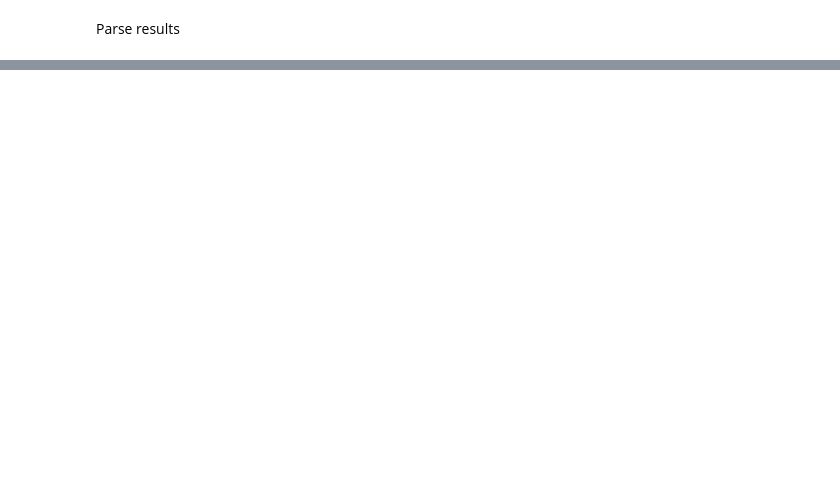
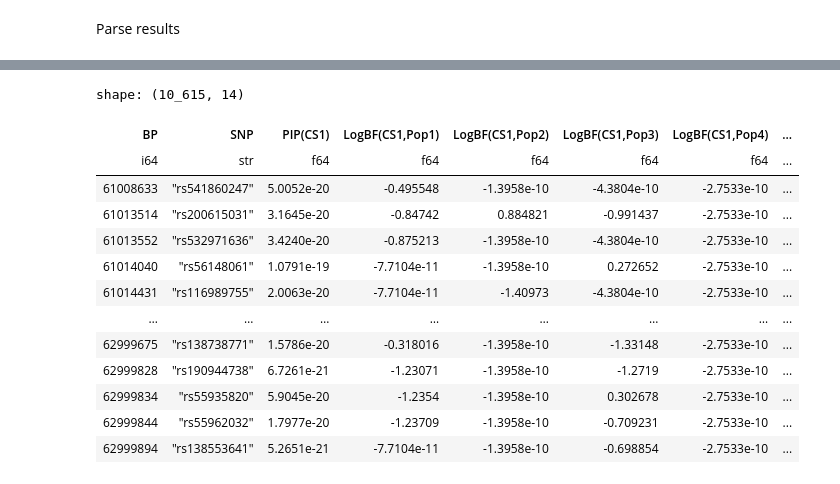
Before and after one commit to psychesystems/cvd-mh-loci, a Jupyter notebook: notebooks/Mapping/SuSiEx-Ref.ipynb, the cells around one changed output, grey strips where cells are left out. Saved outputs shown, nothing was run; the diff lists cells and outputs as text; code cells hidden in the pictures; blank space fills up the shorter version.

Commit message:
version results tables

```diff
--- a/notebooks/Mapping/SuSiEx-Ref.ipynb
+++ b/notebooks/Mapping/SuSiEx-Ref.ipynb
@@ -103,7 +103,7 @@ Software parameters:
 # %% [markdown]
 Parse results
 # %%
-cs = pl.read_csv(here("data/results/SuSiEx/mdd_all_hg19_chr11_61000000-63000000.cs"), separator="\t")
-snp = pl.read_csv(here("data/results/SuSiEx/mdd_all_hg19_chr11_61000000-63000000.snp"), separator="\t")
-summary = pl.read_csv(here("data/results/SuSiEx/mdd_all_hg19_chr11_61000000-63000000.summary"), separator="\t")
+cs = pl.read_csv(here("reports/tables/SuSiEx/mdd_all_hg19_chr11_61000000-63000000.cs"), separator="\t")
+snp = pl.read_csv(here("reports/tables/SuSiEx/mdd_all_hg19_chr11_61000000-63000000.snp"), separator="\t")
+summary = pl.read_csv(here("reports/tables/SuSiEx/mdd_all_hg19_chr11_61000000-63000000.summary"), separator="\t", comment_prefix="#")
 # %% [output]
@@ -112,0 +136,17 @@ Consider setting 'truncate_ragged_lines=True'.
+# %%
+snp
+# %% [output]
+shape: (10_615, 14)
+| BP | SNP | PIP(CS1) | LogBF(CS1,Pop1) | LogBF(CS1,Pop2) | LogBF(CS1,Pop3) | LogBF(CS1,Pop4) | ... |
+| i64 | str | f64 | f64 | f64 | f64 | f64 | ... |
+| 61008633 | "rs541860247" | 5.0052e-20 | -0.495548 | -1.3958e-10 | -4.3804e-10 | -2.7533e-10 | ... |
+| 61013514 | "rs200615031" | 3.1645e-20 | -0.84742 | 0.884821 | -0.991437 | -2.7533e-10 | ... |
+| 61013552 | "rs532971636" | 3.4240e-20 | -0.875213 | -1.3958e-10 | -4.3804e-10 | -2.7533e-10 | ... |
+| 61014040 | "rs56148061" | 1.0791e-19 | -7.7104e-11 | -1.3958e-10 | 0.272652 | -2.7533e-10 | ... |
+| 61014431 | "rs116989755" | 2.0063e-20 | -7.7104e-11 | -1.40973 | -4.3804e-10 | -2.7533e-10 | ... |
+| … | … | … | … | … | … | … | ... |
+| 62999675 | "rs138738771" | 1.5786e-20 | -0.318016 | -1.3958e-10 | -1.33148 | -2.7533e-10 | ... |
+| 62999828 | "rs190944738" | 6.7261e-21 | -1.23071 | -1.3958e-10 | -1.2719 | -2.7533e-10 | ... |
+| 62999834 | "rs55935820" | 5.9045e-20 | -1.2354 | -1.3958e-10 | 0.302678 | -2.7533e-10 | ... |
+| 62999844 | "rs55962032" | 1.7977e-20 | -1.23709 | -1.3958e-10 | -0.709231 | -2.7533e-10 | ... |
+| 62999894 | "rs138553641" | 5.2651e-21 | -7.7104e-11 | -1.3958e-10 | -0.698854 | -2.7533e-10 | ... |
```
Also changed, not shown: parts of 4 cells of this notebook, 3 other files.
